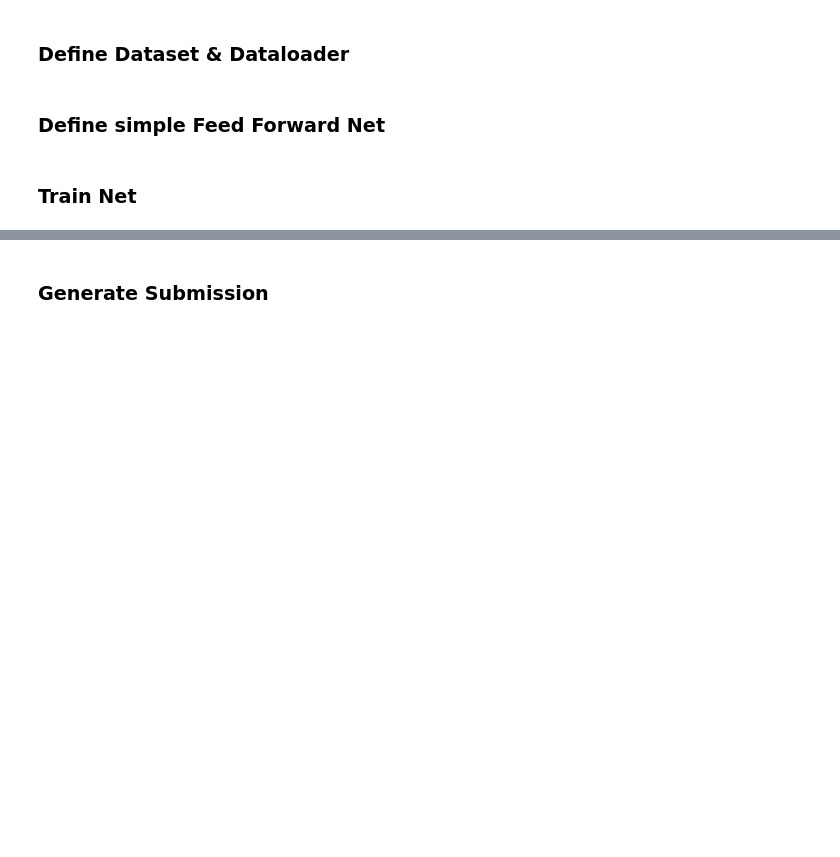
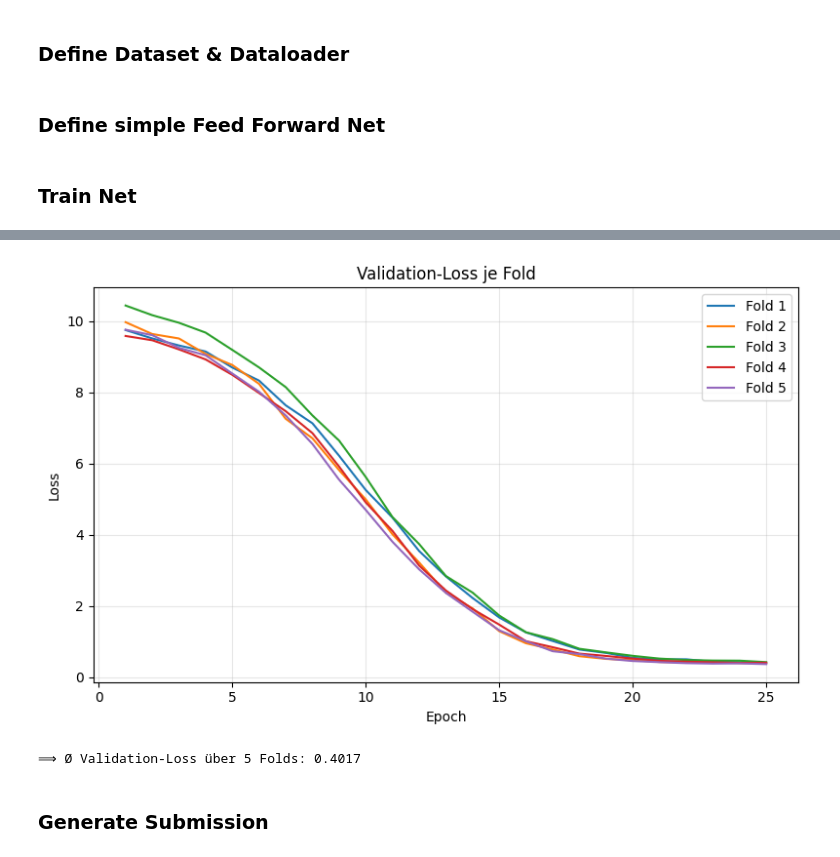
Before and after one commit to Joshilein/feedback-prize, a Jupyter notebook: Approaches/embedding/embedding.ipynb, the cells around one changed output, grey strips where cells are left out. Drawn from its saved outputs; the diff is of its cells as text; code cells hidden in the pictures; blank space fills up the shorter version.

```diff
--- a/Approaches/embedding/embedding.ipynb
+++ b/Approaches/embedding/embedding.ipynb
@@ -142,12 +181,11 @@ def cross_validate_kfold(dataset, model_fn, k=5, num_epochs=10, lr=1e-3, batch_s
 # %%
 dataset = SBERTEmbeddingDataset(train)
-
-_, model = cross_validate_kfold(
-    dataset=dataset,
-    model_fn=model_fn,
-    k=5,
-    num_epochs=25,
-    lr=1e-3,
-    batch_size=32
+fold_losses, fold_histories, model = cross_validate_kfold(
+    dataset    = dataset,
+    model_fn   = model_fn,
+    k          = 5,
+    num_epochs = 25,
+    lr         = 1e-4,
+    batch_size = 32,
 )
 # %% [output]
@@ -171,3 +209,5 @@ Average Validation Loss across 5 folds: 0.5620
+[figure, added]
+⟹ Ø Validation-Loss über 5 Folds: 0.4017
 # %% [markdown]
 ### Generate Submission
 # %%
```
Also changed, not shown: parts of 4 cells of this notebook, 2 other files.
